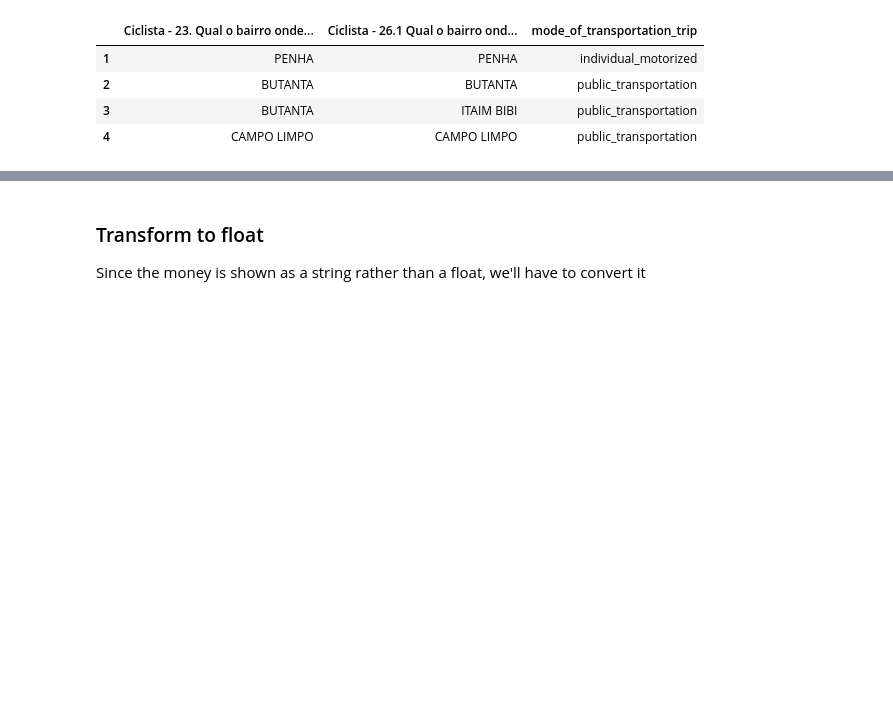
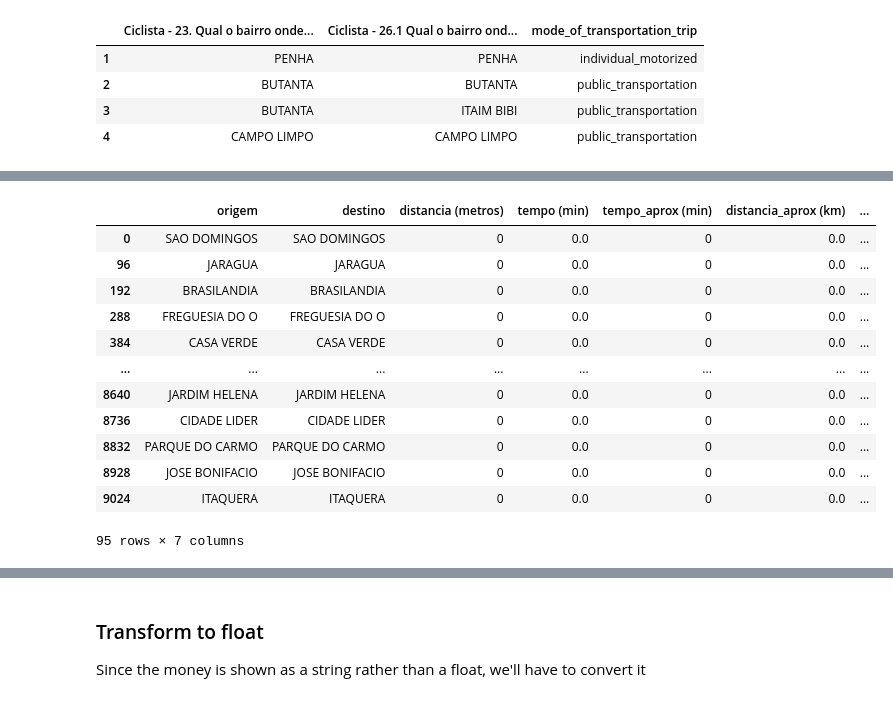
Before and after one commit to anayflima/bikesp-analysis, a Jupyter notebook: data_analysis/WB/matrices_time_distance.ipynb, the cells around one changed output, grey strips where cells are left out. Saved outputs shown, nothing was run; the diff lists cells and outputs as text; code cells hidden in the pictures; blank space fills up the shorter version.

```diff
--- a/data_analysis/WB/matrices_time_distance.ipynb
+++ b/data_analysis/WB/matrices_time_distance.ipynb
@@ -352,0 +390,16 @@ merge = data.merge(all_modes, how = 'left', left_on=[column1, column2,column3],
+# %%
+bike[(bike['distancia (metros)'] == 0)]
+# %% [output]
+|  | origem | destino | distancia (metros) | tempo (min) | tempo_aprox (min) | distancia_aprox (km) | ... |
+| 0 | SAO DOMINGOS | SAO DOMINGOS | 0 | 0.0 | 0 | 0.0 | ... |
+| 96 | JARAGUA | JARAGUA | 0 | 0.0 | 0 | 0.0 | ... |
+| 192 | BRASILANDIA | BRASILANDIA | 0 | 0.0 | 0 | 0.0 | ... |
+| 288 | FREGUESIA DO O | FREGUESIA DO O | 0 | 0.0 | 0 | 0.0 | ... |
+| 384 | CASA VERDE | CASA VERDE | 0 | 0.0 | 0 | 0.0 | ... |
+| ... | ... | ... | ... | ... | ... | ... | ... |
+| 8640 | JARDIM HELENA | JARDIM HELENA | 0 | 0.0 | 0 | 0.0 | ... |
+| 8736 | CIDADE LIDER | CIDADE LIDER | 0 | 0.0 | 0 | 0.0 | ... |
+| 8832 | PARQUE DO CARMO | PARQUE DO CARMO | 0 | 0.0 | 0 | 0.0 | ... |
+| 8928 | JOSE BONIFACIO | JOSE BONIFACIO | 0 | 0.0 | 0 | 0.0 | ... |
+| 9024 | ITAQUERA | ITAQUERA | 0 | 0.0 | 0 | 0.0 | ... |
+95 rows × 7 columns
```
Also changed, not shown: parts of 27 cells of this notebook.
